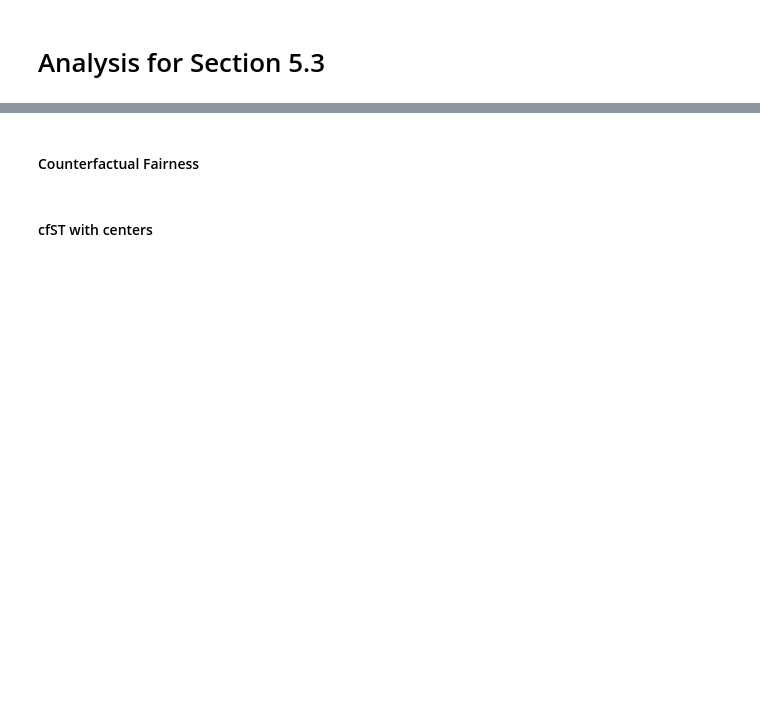
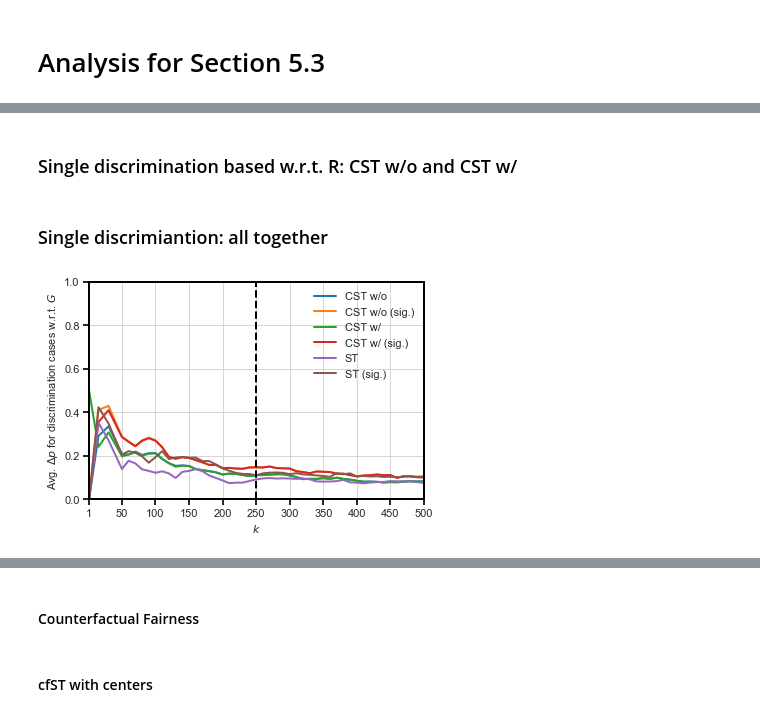
Before and after one commit to cc-jalvarez/counterfactual-situation-testing, a Jupyter notebook: src/analysis_law_school.ipynb, the cells around one changed output, grey strips where cells are left out. Cells and saved outputs as stored; diff of their text form; code cells hidden in the pictures; blank space fills up the shorter version.

```diff
--- a/src/analysis_law_school.ipynb
+++ b/src/analysis_law_school.ipynb
@@ -26,8 +26,8 @@ plt.rc('ytick.major', size=6)
 plt.rc('pdf', fonttype=42)
 plt.rc('ps', fonttype=42)
 # %%
-# working directory
+# working directory and relevant folders
 wd = os.path.dirname(os.getcwd())
-# relevant folders
 data_path = os.path.abspath(os.path.join(wd, 'data')) + '\\'
 resu_path = os.path.abspath(os.path.join(wd, 'results')) + '\\'
+figu_path = resu_path + 'figures' + '\\'
@@ -33,0 +36,23 @@ resu_path = os.path.abspath(os.path.join(wd, 'results')) + '\\'
+# %%
+# Gender (G)
+g_k_results = pd.read_csv(resu_path + 'res_LawSchool_Male_abs.csv', sep='|')
+# Race (R)
+r_k_results = pd.read_csv(resu_path + 'res_LawSchool_White_abs.csv', sep='|')
+# Multiple
+multi_k_results = pd.read_csv(resu_path + 'res_LawSchool_Multiple_abs.csv', sep='|')
+# Intersectional
+inter_k_results = pd.read_csv(resu_path + 'res_LawSchool_MaleWhite_abs.csv', sep='|')
+# %%
+# For some methods, we find 0 cases at k=1, elading to NaNs in the significants measures | TODO: update code
+g_k_results.fillna(0, inplace=True)
+r_k_results.fillna(0, inplace=True)
+multi_k_results.fillna(0, inplace=True)
+inter_k_results.fillna(0, inplace=True)
+# %%
+# these results go from 1 to 500
+K_l = 1
+k_u = 500
+x_axis = list(range(50, k_u + 1, 50))
+x_axis.append(1)
+x_axis = sorted(x_axis)
+x_axis
@@ -33,0 +195,2 @@ resu_path = os.path.abspath(os.path.join(wd, 'results')) + '\\'
+# %% [markdown]
+### Single discrimination based w.r.t. R: CST w/o and CST w/
@@ -33,0 +228,20 @@ resu_path = os.path.abspath(os.path.join(wd, 'results')) + '\\'
+# %% [markdown]
+### Single discrimiantion: all together
+# %%
+plt.plot(g_k_results['k'], g_k_results['CSTwo_delta'], label='CST w/o')
+plt.plot(g_k_results['k'], g_k_results['CSTwo_delta_sig'], label='CST w/o (sig.)')
+plt.plot(g_k_results['k'], g_k_results['CSTwi_delta'], label='CST w/')
+plt.plot(g_k_results['k'], g_k_results['CSTwi_delta_sig'], label='CST w/ (sig.)')
+plt.plot(g_k_results['k'], g_k_results['ST_delta'], label='ST')
+plt.plot(g_k_results['k'], g_k_results['ST_delta_sig'], label='ST (sig.)')
+plt.xlim(K_l, k_u)
+plt.xticks(x_axis)
+plt.xlabel("$k$")
+plt.ylim(0.0, 1.0)
+plt.ylabel("Avg. $\Delta p$ for discrimination cases w.r.t. $G$")
+plt.axvline(x=250, linestyle='--', color='black') #, label='$k=250$')
+plt.legend(loc='upper right', ncol=1, fancybox=True)
+plt.savefig(os.path.join(figu_path, 'G_all_delta_versus_k.png'), dpi=300, bbox_inches='tight')
+plt.show()
+# %% [output]
+[figure, added]
```
Also changed, not shown: parts of 53 cells of this notebook, 10 other files.
